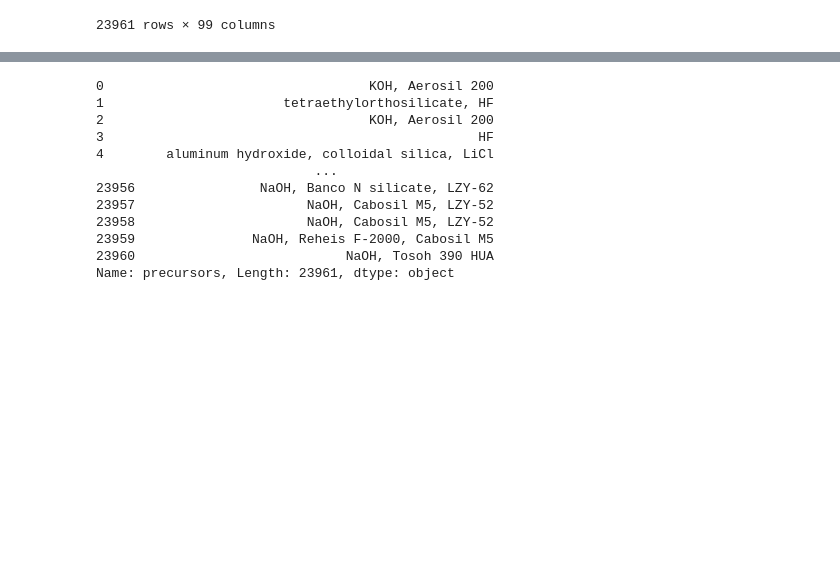
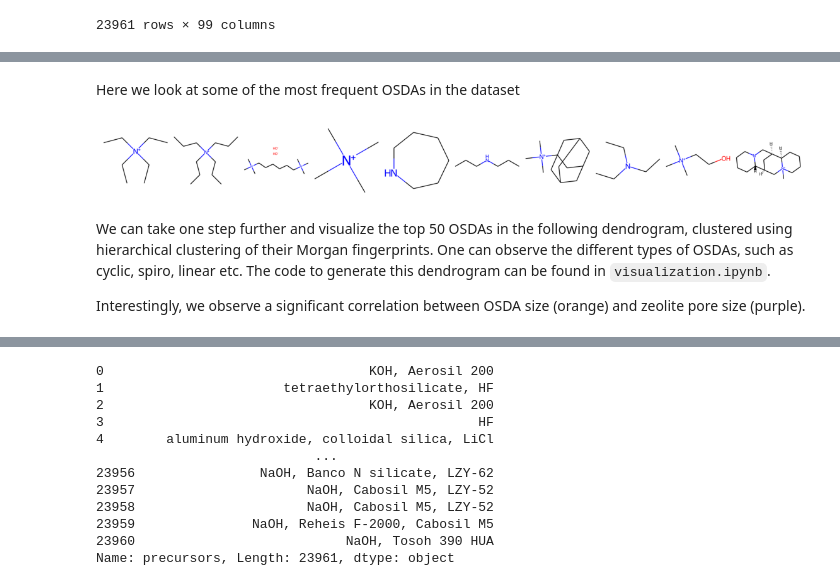
Before and after one commit to eltonpan/zeosyn_dataset, a Jupyter notebook: demo.ipynb, the cells around one changed output, grey strips where cells are left out. Saved outputs shown, nothing was run; the diff lists cells and outputs as text; code cells hidden in the pictures; blank space fills up the shorter version.

```diff
--- a/demo.ipynb
+++ b/demo.ipynb
@@ -57,0 +90,14 @@ Name: osda1 smiles, Length: 23961, dtype: object
+# %% [markdown]
+Here we look at some of the most frequent OSDAs in the dataset
+# %%
+osdas = [Chem.MolFromSmiles(x) for x in df['osda1 smiles'].value_counts().keys()[:10]] # x is SMILES string of OSDA
+plt.figure(figsize=(20,5))
+plt.imshow(Chem.Draw.MolsToImage(osdas))
+plt.axis('off')
+plt.show()
+# %% [output]
+[figure, added]
+# %% [markdown]
+We can take one step further and visualize the top 50 OSDAs in the following dendrogram, clustered using hierarchical clustering of their Morgan fingerprints. One can observe the different types of OSDAs, such as cyclic, spiro, linear etc. The code to generate this dendrogram can be found in `visualization.ipynb`.
+
+Interestingly, we observe a significant correlation between OSDA size (orange) and zeolite pore size (purple).
```
Also changed, not shown: parts of 23 cells of this notebook, 4 other files.
